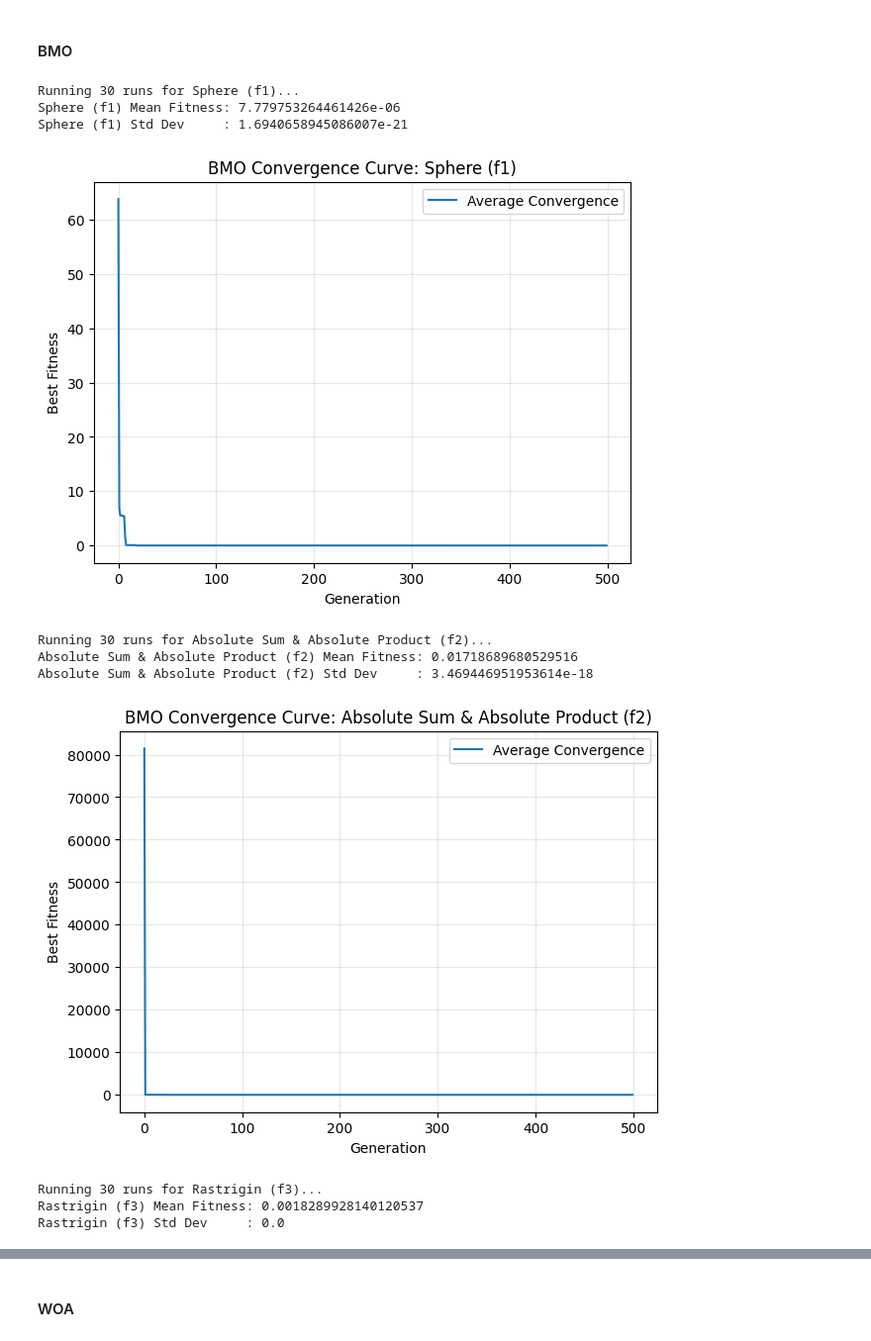
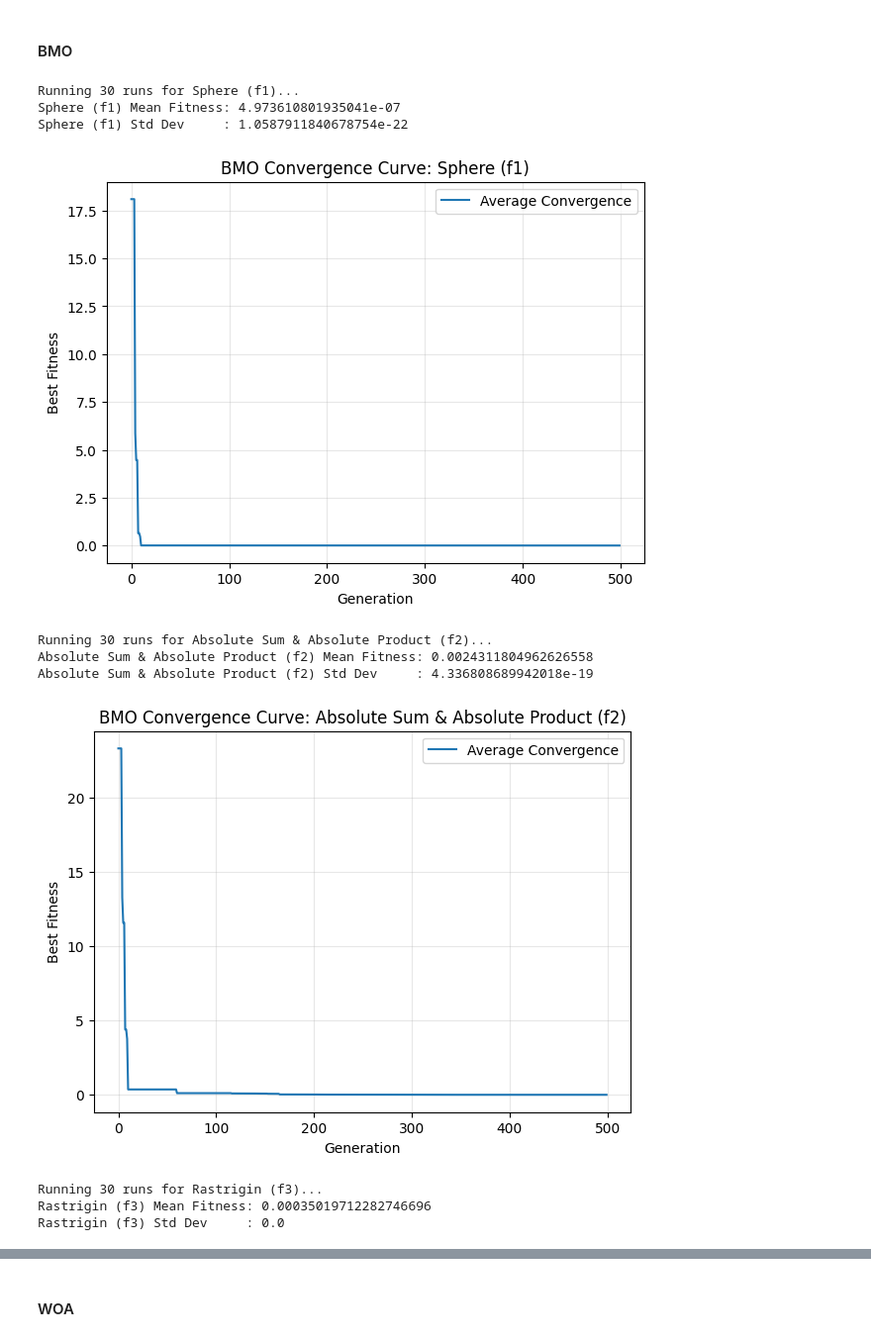
Before and after one commit to Antsave/JMSA, a Jupyter notebook: benchmark_comparisons.ipynb, the cells around one changed output, grey strips where cells are left out. Shown: that part at 99% size. Cells and saved outputs as stored; diff of their text form; code cells hidden in the pictures.

```diff
--- a/benchmark_comparisons.ipynb
+++ b/benchmark_comparisons.ipynb
@@ -85,7 +85,7 @@ def run_multiple_BMO(obj_fn, dim, bounds, runs=30):
             obj_fn=obj_fn,
             dim=dim,
             bounds=bounds,
-            pop_size=30,
+            pop_size=50,
             max_gens=500,
             seed=2025
         )
@@ -109,7 +109,7 @@ def run_multiple_BMO(obj_fn, dim, bounds, runs=30):
         std_history
     )
 # %%
-def evaluate_and_plot(name, func, dim, bounds, run_multiples):
+def evaluate_and_plot_BMO(name, func, dim, bounds, run_multiples):
     ''' Returns mean and standard deviation of best values across 30 runs of BMO
 
         Parameters:
@@ -146,22 +146,22 @@ def evaluate_and_plot(name, func, dim, bounds, run_multiples):
     plt.grid(alpha=0.3)
     plt.show()
 # %%
-evaluate_and_plot("Sphere (f1)", sphere, 30, sphere_bounds,run_multiple_BMO)
-evaluate_and_plot("Absolute Sum & Absolute Product (f2)", asap, 30, asap_bounds,run_multiple_BMO)
-evaluate_and_plot("Rastrigin (f3)", rastrigin, 30, rastrigin_bounds,run_multiple_BMO)
-evaluate_and_plot("Griewank (f4)", griewank, 30, griewank_bounds,run_multiple_BMO)
+evaluate_and_plot_BMO("Sphere (f1)", sphere, 30, sphere_bounds,run_multiple_BMO)
+evaluate_and_plot_BMO("Absolute Sum & Absolute Product (f2)", asap, 30, asap_bounds,run_multiple_BMO)
+evaluate_and_plot_BMO("Rastrigin (f3)", rastrigin, 30, rastrigin_bounds,run_multiple_BMO)
+evaluate_and_plot_BMO("Griewank (f4)", griewank, 30, griewank_bounds,run_multiple_BMO)
 
-evaluate_and_plot("Six-Hump Camel (f5)", shc, 2, shc_bounds,run_multiple_BMO)
-evaluate_and_plot("Branin (f6)", branin, 2, branin_bounds,run_multiple_BMO)
+evaluate_and_plot_BMO("Six-Hump Camel (f5)", shc, 2, shc_bounds,run_multiple_BMO)
+evaluate_and_plot_BMO("Branin (f6)", branin, 2, branin_bounds,run_multiple_BMO)
 # %% [output]
 Running 30 runs for Sphere (f1)...
-Sphere (f1) Mean Fitness: 7.779753264461426e-06
-Sphere (f1) Std Dev     : 1.6940658945086007e-21
+Sphere (f1) Mean Fitness: 4.973610801935041e-07
+Sphere (f1) Std Dev     : 1.0587911840678754e-22
-[figure, old version]
+[figure, new version]
 Running 30 runs for Absolute Sum & Absolute Product (f2)...
-Absolute Sum & Absolute Product (f2) Mean Fitness: 0.01718689680529516
-Absolute Sum & Absolute Product (f2) Std Dev     : 3.469446951953614e-18
+Absolute Sum & Absolute Product (f2) Mean Fitness: 0.0024311804962626558
+Absolute Sum & Absolute Product (f2) Std Dev     : 4.336808689942018e-19
-[figure, old version]
+[figure, new version]
 Running 30 runs for Rastrigin (f3)...
-Rastrigin (f3) Mean Fitness: 0.0018289928140120537
+Rastrigin (f3) Mean Fitness: 0.00035019712282746696
 Rastrigin (f3) Std Dev     : 0.0
```
Also changed, not shown: parts of 1 cell of this notebook, 1 other file.
